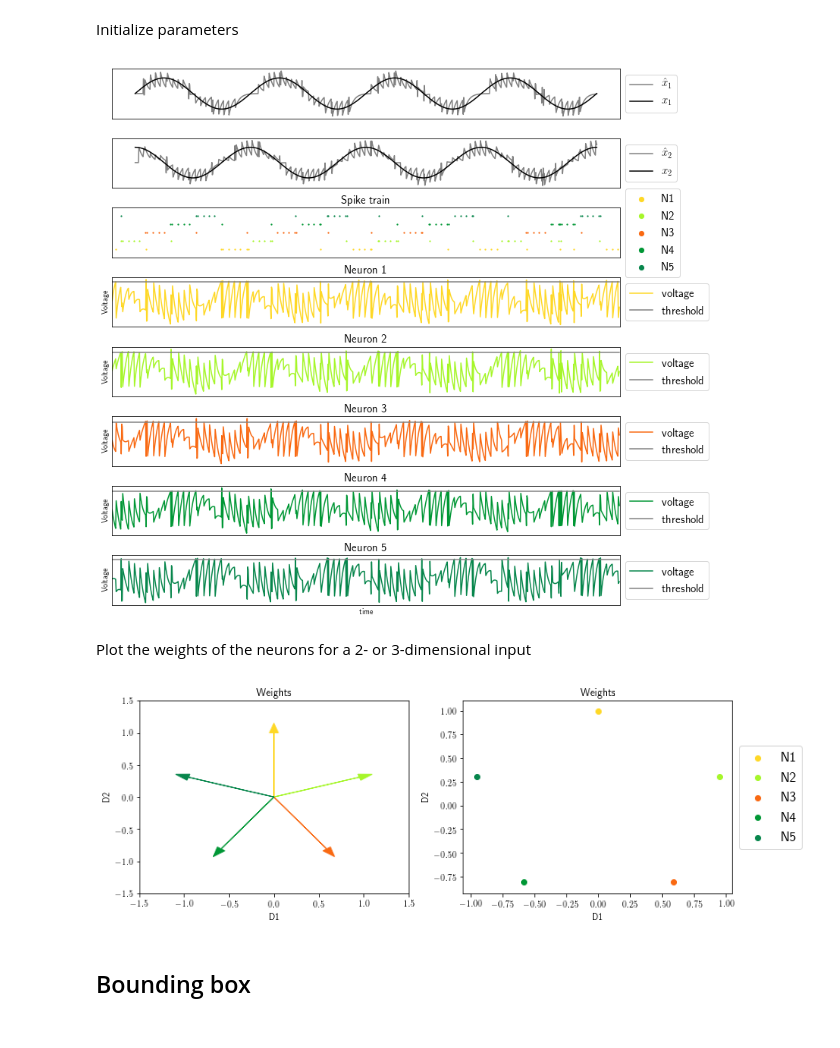
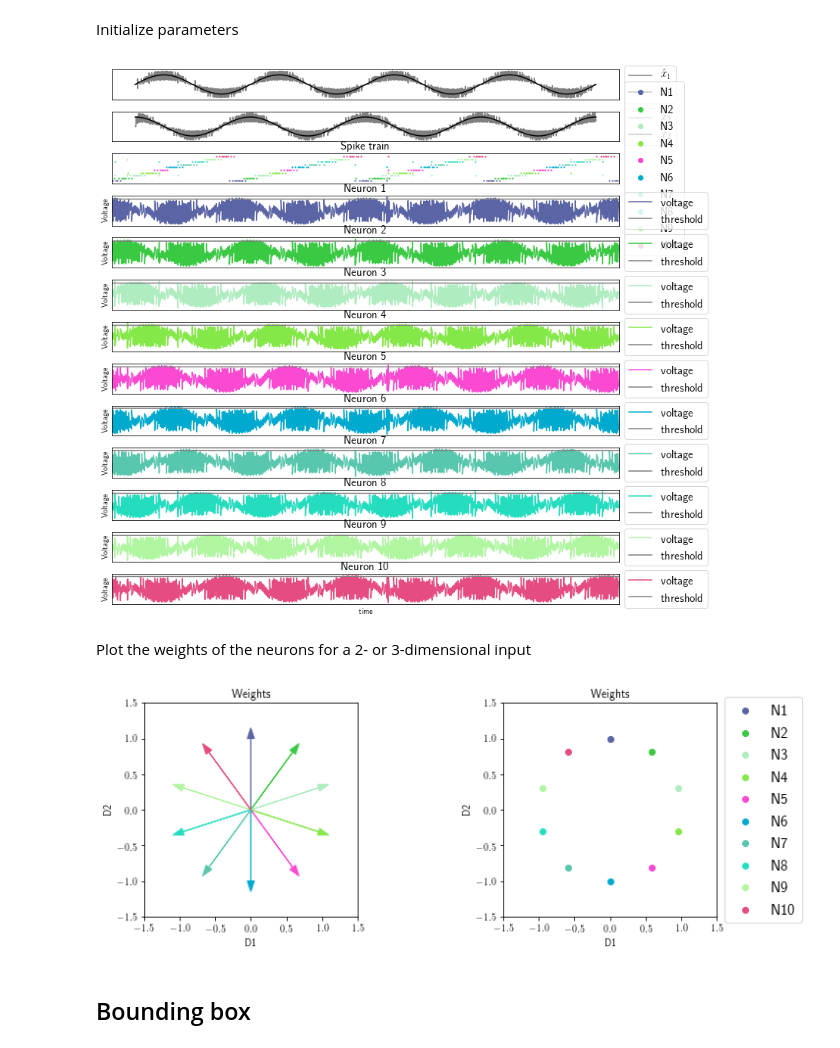
Before and after one commit to ABra1993/LisbonLab, a Jupyter notebook: CSM_multidimensional.ipynb, the cells around one changed output. Drawn from its saved outputs; the diff is of its cells as text; code cells hidden in the pictures.

```diff
--- a/CSM_multidimensional.ipynb
+++ b/CSM_multidimensional.ipynb
@@ -47,8 +48,7 @@ def initialize_weights(N, d):
     if d == 1:
         # 1-dimensional input signal
 
-        weights = np.linspace(0, 1.5 * np.pi, N + 1)
-
+        weights = np.linspace(0, 2 * np.pi, N + 1)
         D = []
 
         for i in range(N):
@@ -259,9 +253,9 @@ def plot_N(color):
     pl.xlabel('time')
 # %%
 # Run simulation and plot results for given parameters
-N = 5                                                    # number of neurons
+N = 10                                                    # number of neurons
 d = 2                                                    # number of dimensions of signal input
-iterations = 1000                                        # number of time steps
+iterations = 4000                                        # number of time steps
 dt = 0.1                                                 # step size
 tau = 1                                                  # time constant
 beta = 0                                                 # cost constant
@@ -269,66 +263,69 @@ color = list(np.random.choice(range(256), size=(N, 3)))  # color map for plottin
 
 # run simulation
 D = initialize_weights(N, d)                                                # initialize decoding weights
+# print(D)
 t, voltage, x_est, o, T = initialize_params_N(N, d, iterations, dt, D)      # initialize parameters
 c, x = TVS_N(iterations)                                                    # create d-dimensional input signal
 run_N(tau, beta)                                                            # run spiking network
 plot_N(color)                                                               # plot results
 # %% [output]
-[figure, old version]
+[figure, new version]
 # %% [markdown]
 Plot the weights of the neurons for a 2- or 3-dimensional input
 # %%
 def plot_weights():
-    """ Plot the weight for N neurons (presented as a scatter and arrow plot.). """
+    """ Plot the weights for N neurons (2D and 3D input signal). """
 
     if d == 2:
-        # 2-dimensional input signal
+    # 2-dimensional input signal
 
         plots = 2
         pl.subplots(plots, 1, figsize=(12, 4))
 
         # plot weights as arrows
         pl.subplot(1, 2, 1)
+        pl.axis('square')
         for i in range(1, N + 1):
             arrow = pl.arrow(0, 0, D[i - 1, 0], D[i - 1, 1], color=color[i - 1][:]/255, head_width=0.1)
-
         pl.xlabel('D1')
         pl.ylabel('D2')
         pl.title('Weights')
         pl.xlim(-1.5, 1.5)
         pl.ylim(-1.5, 1.5)
 
         # plot weights as points
         pl.subplot(1, 2, 2)
+        pl.axis('square')
         for i in range(1, N + 1):
             pl.scatter(D[i - 1][0], D[i - 1][1], color=color[i - 1][:]/255, label='N%i' %i)
-
         pl.xlabel('D1')
         pl.ylabel('D2')
+        pl.xlim(-1.5, 1.5)
+        pl.ylim(-1.5, 1.5)
         pl.title('Weights')
         pl.legend(loc='center left', bbox_to_anchor=(1, 0.5), fontsize=15, markerscale=1)
 
     elif d == 3:
-        # 3-dimensional input signal
+    # 3-dimensional input signal
 
         fig = pl.figure(figsize=(12,8))
         ax = pl.axes(projection='3d')
 
+        # plot weights as points
         for i in range(1, N + 1):
             ax.scatter3D(D[i - 1][0], D[i - 1][1], D[i - 1][2], s=50, label='N%i' %i)
-
         ax.set_xlabel('D1')
         ax.set_ylabel('D2')
         ax.set_zlabel('D3')
         pl.title('Weights',fontsize=20)
         pl.legend(loc='center left', bbox_to_anchor=(1, 0.5), fontsize=15, markerscale=1)
 
     else:
-        print("No plot generated: function for 2- and 3-dimensional signal input only. ")
+        print("No plot generated: function for 2D and 3D signal input only. ")
 
 plot_weights()
 # %% [output]
-[figure, old version]
+[figure, new version]
 # %% [markdown]
 ## Bounding box
 # %%
```
Also changed, not shown: parts of 6 cells of this notebook, 3 other files.
